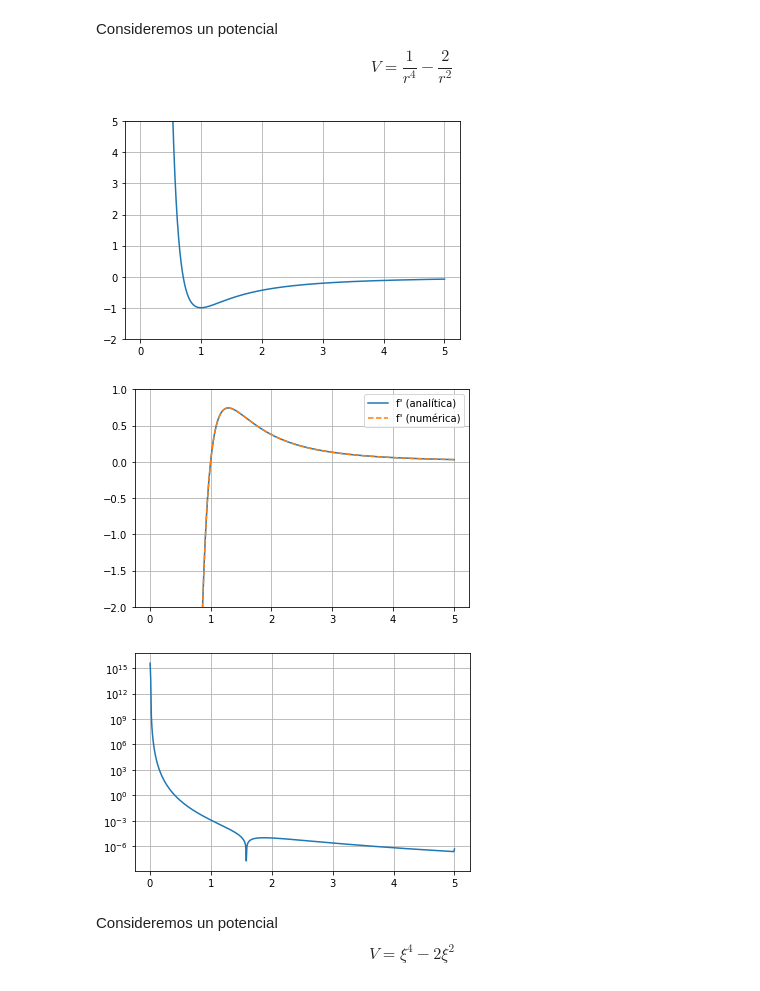
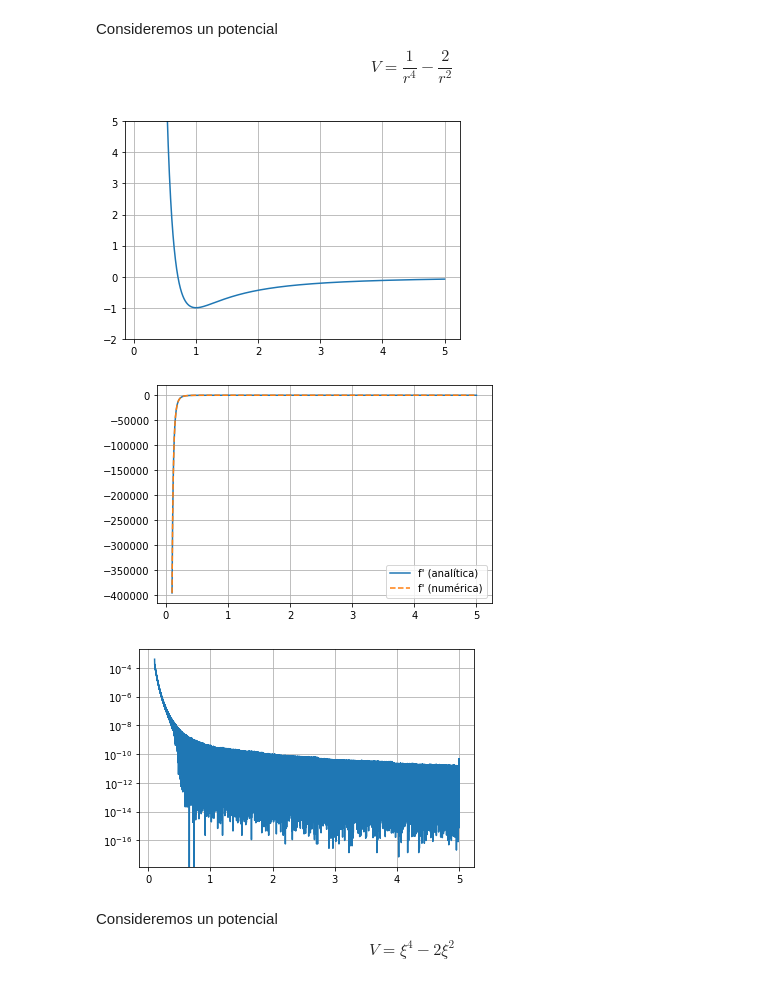
Before and after one commit to richmf/FisComp26-2, a Jupyter notebook: Clase 9.ipynb, the cells around one changed output. Drawn from its saved outputs; the diff is of its cells as text; code cells hidden in the pictures.

```diff
--- a/Clase 9.ipynb
+++ b/Clase 9.ipynb
@@ -15,15 +15,15 @@ $$
 V=\frac{1}{r^4} - \frac{2}{r^2}
 $$
 # %%
-h = 0.01
-x = np.arange(1e-3,5+h,h)
+h = 1e-4
+x = np.arange(0.1,5+h,h)
 y = 1/x**4 - 2/x**2
 plt.plot(x,y)
 plt.ylim([-2,5])
 plt.grid()
 plt.show()
 # %% [output]
-[figure, old version]
+[figure, new version]
 # %%
 dy = -4/x**5 + 4/x**3
 dy_num = deriv_sim(y,x)
@@ -34,7 +34,7 @@ plt.grid()
 plt.legend()
 plt.show()
 # %% [output]
-[figure, old version]
+[figure, new version]
 # %%
 error = abs(dy - dy_num)
 plt.semilogy(x,error)
@@ -42,7 +42,7 @@ plt.semilogy(x,error)
 plt.grid()
 plt.show()
 # %% [output]
-[figure, old version]
+[figure, new version]
 # %% [markdown]
 Consideremos un potencial
 $$
```
Also changed, not shown: parts of 5 cells of this notebook.
